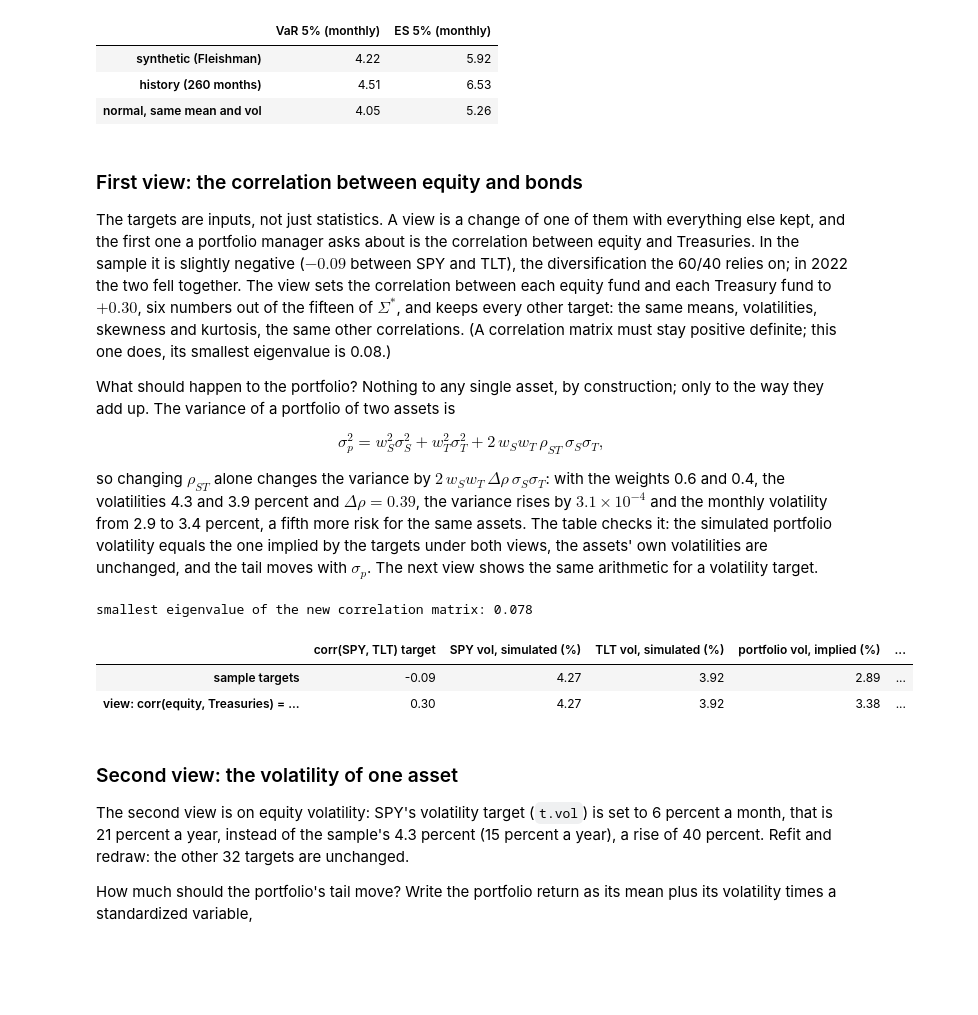
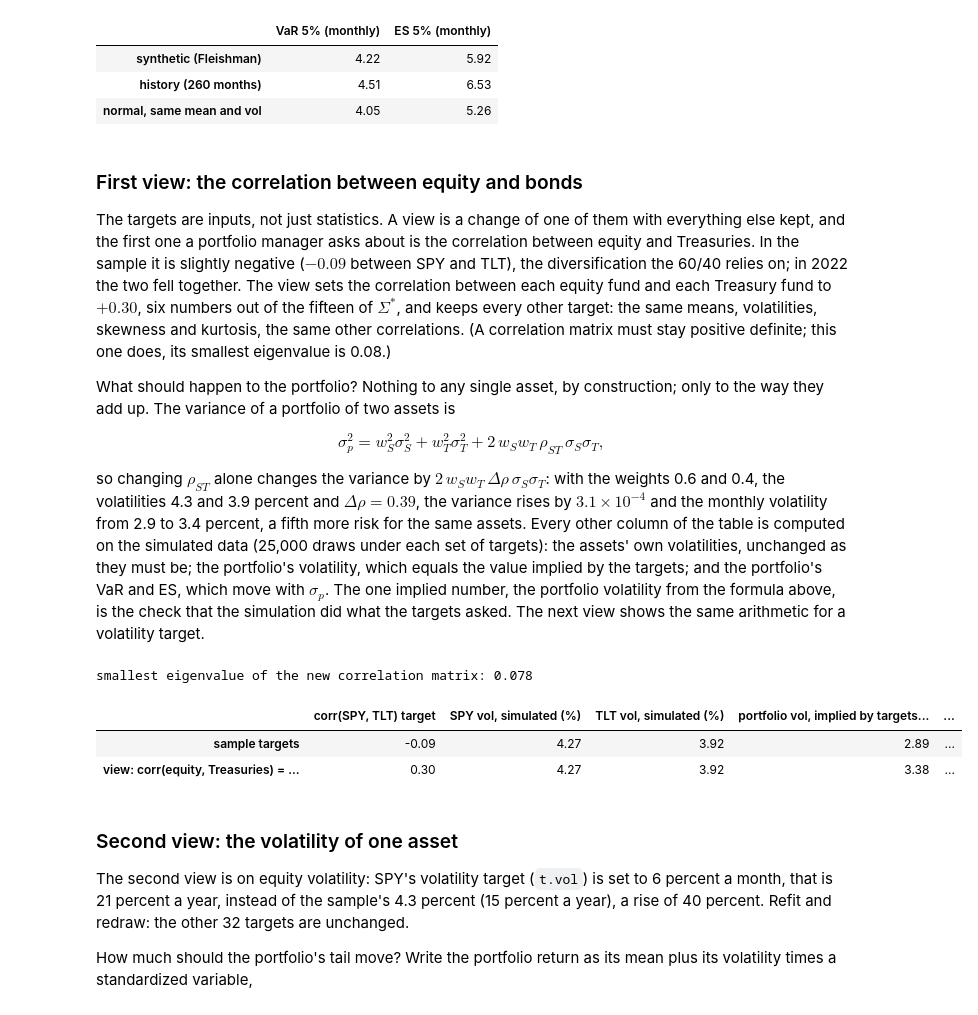
Before and after one commit to mamadouyamar/CVineMarketGen, a Jupyter notebook: examples/01_matching_moments_and_correlations.ipynb, the cells around one changed output. Saved outputs shown, nothing was run; the diff lists cells and outputs as text; code cells hidden in the pictures; blank space fills up the shorter version.

```diff
--- a/examples/01_matching_moments_and_correlations.ipynb
+++ b/examples/01_matching_moments_and_correlations.ipynb
@@ -283,30 +283,33 @@ so changing $\rho_{ST}$ alone changes the variance by
 $2\, w_S w_T\, \Delta\rho\, \sigma_S \sigma_T$: with the weights 0.6 and
 0.4, the volatilities 4.3 and 3.9 percent and $\Delta\rho = 0.39$, the
 variance rises by $3.1 \times 10^{-4}$ and the monthly volatility from 2.9 to
-3.4 percent, a fifth more risk for the same assets. The table checks it: the
-simulated portfolio volatility equals the one implied by the targets under
-both views, the assets' own volatilities are unchanged, and the tail moves
-with $\sigma_p$. The next view shows the same arithmetic for a volatility
+3.4 percent, a fifth more risk for the same assets. Every other column of the table
+is computed on the simulated data (25,000 draws under each set of targets):
+the assets' own volatilities, unchanged as they must be; the portfolio's
+volatility, which equals the value implied by the targets; and the portfolio's
+VaR and ES, which move with $\sigma_p$. The one implied number, the portfolio
+volatility from the formula above, is the check that the simulation did what
+the targets asked. The next view shows the same arithmetic for a volatility
 target.
 # %%
 t1 = Targets.from_history(X)
 for e in ["SPY", "IWM", "EFA"]:
     for b in ["TLT", "IEF"]:
         t1.corr.loc[e, b] = t1.corr.loc[b, e] = 0.30          # view: equity and Treasuries positively correlated
 print("smallest eigenvalue of the new correlation matrix:", round(float(np.linalg.eigvalsh(t1.corr.values).min()), 3))
 S1 = FleishmanMarket(t1).fit().simulate(25000, seed=1)
 def port_vol(tg):                                        # portfolio volatility implied by the targets: sqrt(w' Sigma w)
     Sigma = np.outer(tg.vol, tg.vol) * tg.corr.values
     return float(np.sqrt(w.values @ Sigma @ w.values))
 rows = {}
 for name, tg, SS in [("sample targets", t, S), ("view: corr(equity, Treasuries) = 0.30", t1, S1)]:
     rp = (SS @ w).values; v, e = var_es(rp)
     rows[name] = {"corr(SPY, TLT) target": tg.corr.loc["SPY", "TLT"], "SPY vol, simulated (%)": SS["SPY"].std() * 100, "TLT vol, simulated (%)": SS["TLT"].std() * 100,
-                  "portfolio vol, implied (%)": port_vol(tg) * 100, "portfolio vol, simulated (%)": rp.std() * 100, "VaR 5% (%)": v * 100, "ES 5% (%)": e * 100}
+                  "portfolio vol, implied by targets (%)": port_vol(tg) * 100, "portfolio vol, simulated (%)": rp.std() * 100, "VaR 5%, simulated (%)": v * 100, "ES 5%, simulated (%)": e * 100}
 pd.DataFrame(rows).T.round(2)
 # %% [output]
 smallest eigenvalue of the new correlation matrix: 0.078
-|  | corr(SPY, TLT) target | SPY vol, simulated (%) | TLT vol, simulated (%) | portfolio vol, implied (%) | ... |
+|  | corr(SPY, TLT) target | SPY vol, simulated (%) | TLT vol, simulated (%) | portfolio vol, implied by targets... | ... |
 | sample targets | -0.09 | 4.27 | 3.92 | 2.89 | ... |
 | view: corr(equity, Treasuries) = ... | 0.30 | 4.27 | 3.92 | 3.38 | ... |
 # %% [markdown]
```
Also changed, not shown: parts of 1 cell of this notebook.
